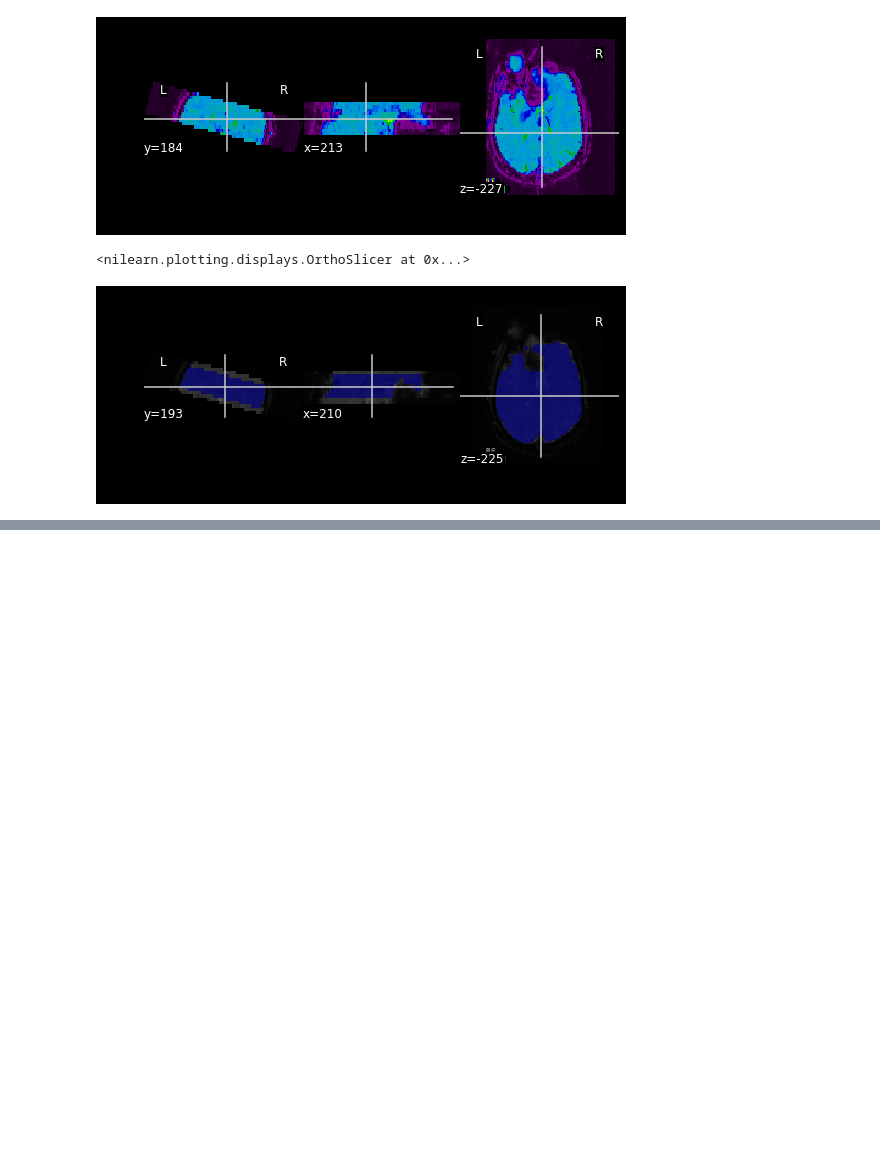
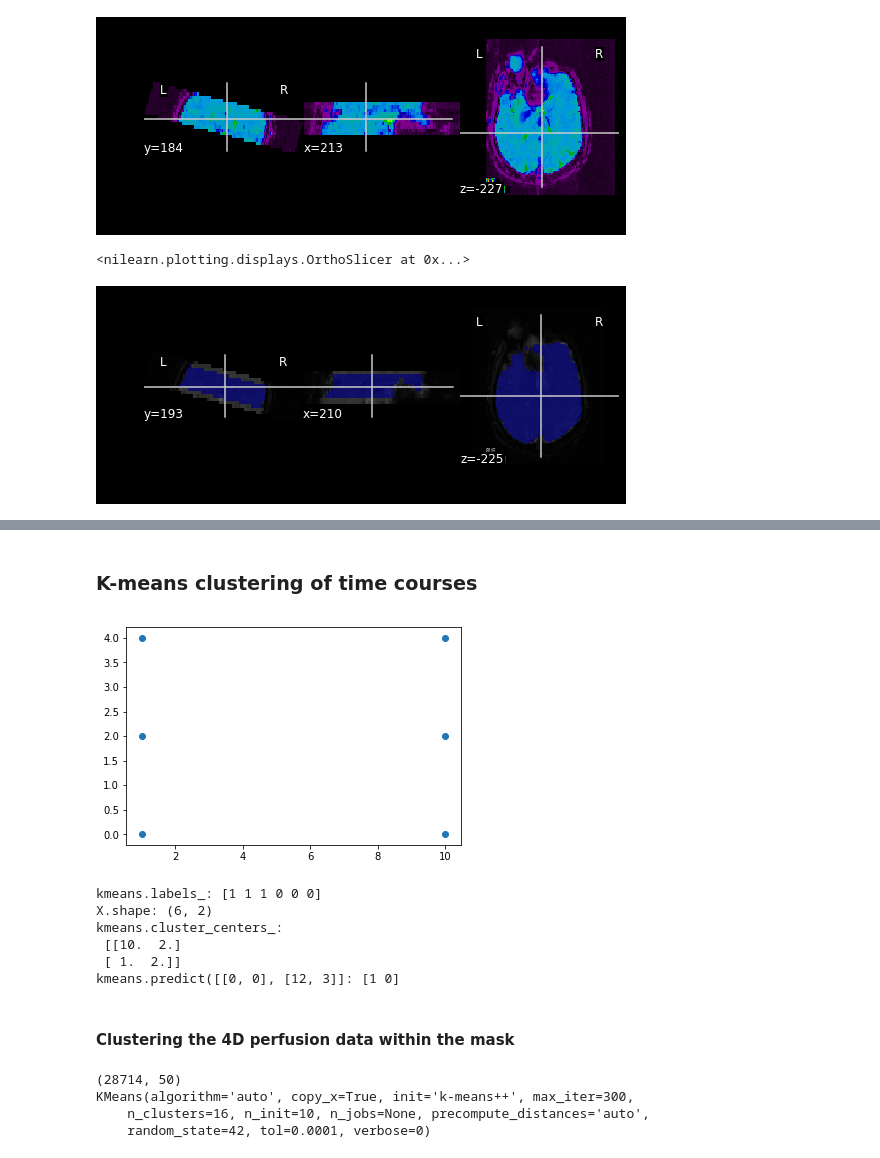
Before and after one commit to computational-medicine/BMED360, a Jupyter notebook: notebooks/4.0-perfusion-mri.ipynb, the cells around one changed output, grey strips where cells are left out. Saved outputs shown, nothing was run; the diff lists cells and outputs as text; code cells hidden in the pictures; blank space fills up the shorter version.

```diff
--- a/notebooks/4.0-perfusion-mri.ipynb
+++ b/notebooks/4.0-perfusion-mri.ipynb
@@ -156,0 +199,38 @@ plt.show()
+# %% [markdown]
+### K-means clustering of time courses
+# %%
+from sklearn.cluster import KMeans
+
+X = np.array([[1, 2], [1, 4], [1, 0],
+              [10, 2], [10, 4], [10, 0]])
+
+plt.scatter(X[:,0], X[:,1])
+plt.show()
+# %% [output]
+[figure, added]
+# %%
+kmeans = KMeans(n_clusters=2, random_state=0).fit(X)
+print('kmeans.labels_:', kmeans.labels_)
+print('X.shape:', X.shape)
+print('kmeans.cluster_centers_:\n', kmeans.cluster_centers_)
+print('kmeans.predict([[0, 0], [12, 3]]:', kmeans.predict([[0, 0], [12, 3]]))
+# %% [output]
+kmeans.labels_: [1 1 1 0 0 0]
+X.shape: (6, 2)
+kmeans.cluster_centers_:
+ [[10.  2.]
+ [ 1.  2.]]
+kmeans.predict([[0, 0], [12, 3]]: [1 0]
+# %% [markdown]
+#### Clustering the 4D perfusion data within the mask
+# %%
+X = masked_data.T   # n x p data matrix, n=samples, p = feature vector dimension
+K = 16  # Number of clusters
+print(X.shape)
+kmeans_model = KMeans(n_clusters=K, random_state=42)
+print(kmeans_model)
+# %% [output]
+(28714, 50)
+KMeans(algorithm='auto', copy_x=True, init='k-means++', max_iter=300,
+    n_clusters=16, n_init=10, n_jobs=None, precompute_distances='auto',
+    random_state=42, tol=0.0001, verbose=0)
```
Also changed, not shown: parts of 18 cells of this notebook.
